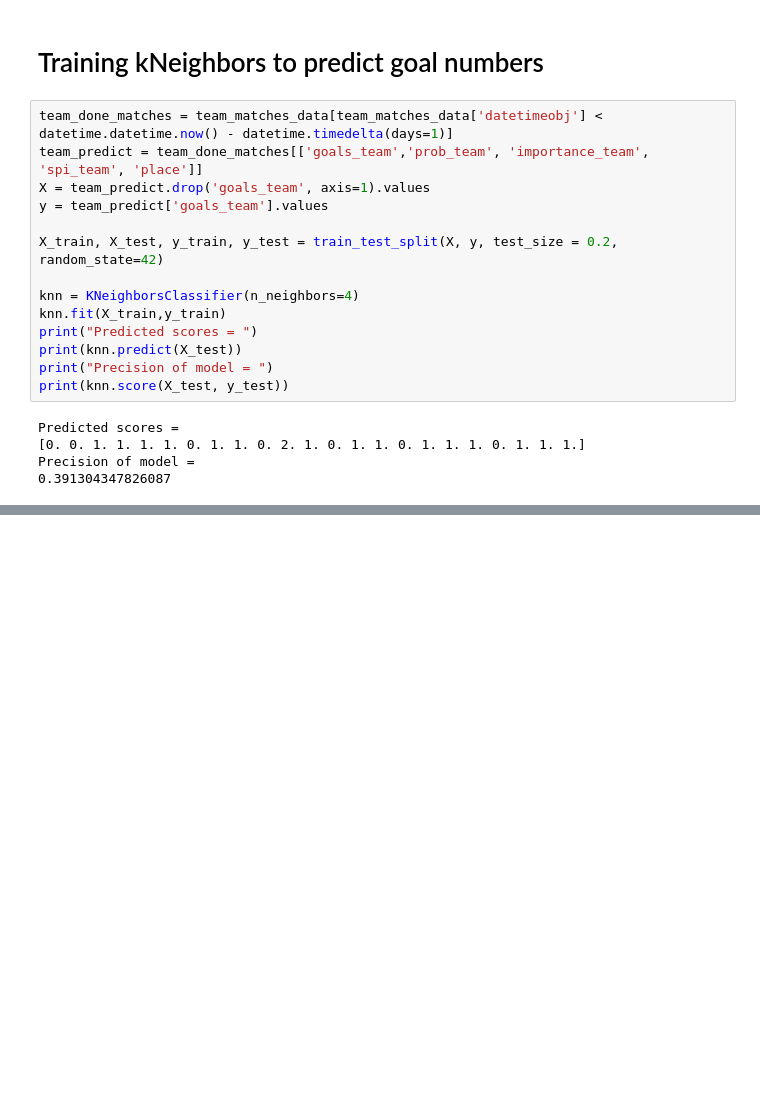
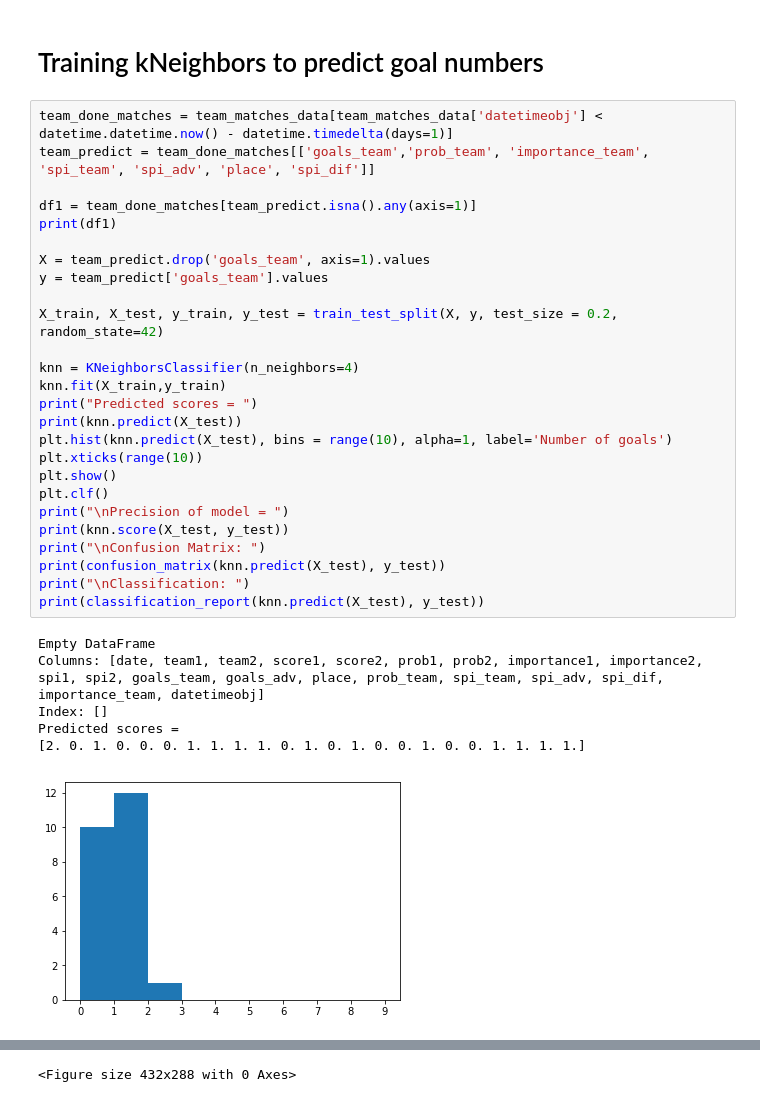
Before and after one commit to aleandrade/Data-Science, a Jupyter notebook: SoccerDataScienceNotebook.ipynb, the cells around one changed output, grey strips where cells are left out. Drawn from its saved outputs; the diff is of its cells as text; blank space fills up the shorter version.

```diff
--- a/SoccerDataScienceNotebook.ipynb
+++ b/SoccerDataScienceNotebook.ipynb
@@ -78,20 +96,34 @@ plt.clf()
 # Training kNeighbors to predict goal numbers
 # %%
 team_done_matches = team_matches_data[team_matches_data['datetimeobj'] < datetime.datetime.now() - datetime.timedelta(days=1)]
-team_predict = team_done_matches[['goals_team','prob_team', 'importance_team', 'spi_team', 'place']]
+team_predict = team_done_matches[['goals_team','prob_team', 'importance_team', 'spi_team', 'spi_adv', 'place', 'spi_dif']]
+
+df1 = team_done_matches[team_predict.isna().any(axis=1)]
+print(df1)
+
 X = team_predict.drop('goals_team', axis=1).values
 y = team_predict['goals_team'].values
 
 X_train, X_test, y_train, y_test = train_test_split(X, y, test_size = 0.2, random_state=42)
 
 knn = KNeighborsClassifier(n_neighbors=4)
 knn.fit(X_train,y_train)
 print("Predicted scores = ")
 print(knn.predict(X_test))
-print("Precision of model = ")
+plt.hist(knn.predict(X_test), bins = range(10), alpha=1, label='Number of goals')
+plt.xticks(range(10))
+plt.show()
+plt.clf()
+print("\nPrecision of model = ")
 print(knn.score(X_test, y_test))
+print("\nConfusion Matrix: ")
+print(confusion_matrix(knn.predict(X_test), y_test))
+print("\nClassification: ")
+print(classification_report(knn.predict(X_test), y_test))
 # %% [output]
+Empty DataFrame
+Columns: [date, team1, team2, score1, score2, prob1, prob2, importance1, importance2, spi1, spi2, goals_team, goals_adv, place, prob_team, spi_team, spi_adv, spi_dif, importance_team, datetimeobj]
+Index: []
 Predicted scores =
-[0. 0. 1. 1. 1. 1. 0. 1. 1. 0. 2. 1. 0. 1. 1. 0. 1. 1. 1. 0. 1. 1. 1.]
-Precision of model =
-0.391304347826087
+[2. 0. 1. 0. 0. 0. 1. 1. 1. 1. 0. 1. 0. 1. 0. 0. 1. 0. 0. 1. 1. 1. 1.]
+[figure, added]
@@ -98,3 +150,4 @@ Precision of model =
+<Figure size 432x288 with 0 Axes>
 # %%
 ax = sns.heatmap(team_predict.corr(), square=True, cmap='RdYlGn')
 plt.show()
```
Also changed, not shown: parts of 11 cells of this notebook, 2 other files.
